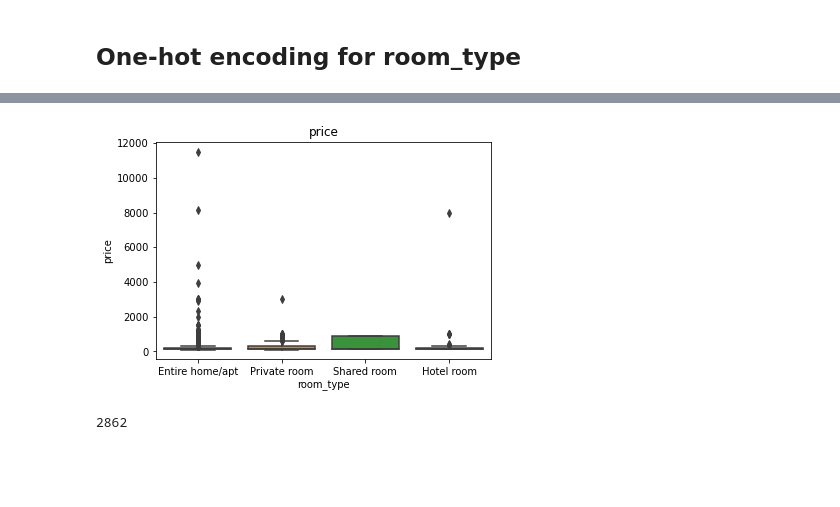
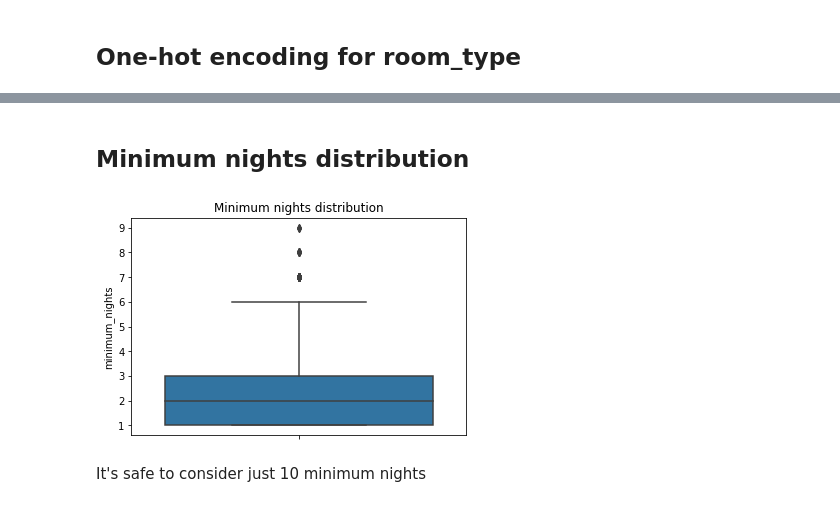
Before and after one commit to AlessandroTorella/Airbnb_project, a Jupyter notebook: Project.ipynb, the cells around one changed output, grey strips where cells are left out. Cells and saved outputs as stored; diff of their text form; code cells hidden in the pictures; blank space fills up the shorter version.

```diff
--- a/Project.ipynb
+++ b/Project.ipynb
@@ -170,8 +120,9 @@ sns.boxplot(data=gdf_lisboa_low100, y='price', x='room_type').set(title='price')
-# %%
-sns.boxplot(data=gdf_lisboa_high100, y='price', x='room_type').set(title='price');
-# %% [output]
-[figure, removed]
+# %% [markdown]
+## Minimum nights distribution
 # %%
-len(gdf_lisboa_high100)
+sns.boxplot(data = gdf_lisboa[gdf_lisboa['minimum_nights']<10],
+            y='minimum_nights').set(title = 'Minimum nights distribution');
 # %% [output]
-2862
+[figure, added]
+# %% [markdown]
+It's safe to consider just 10 minimum nights
```
Also changed, not shown: parts of 47 cells of this notebook.
